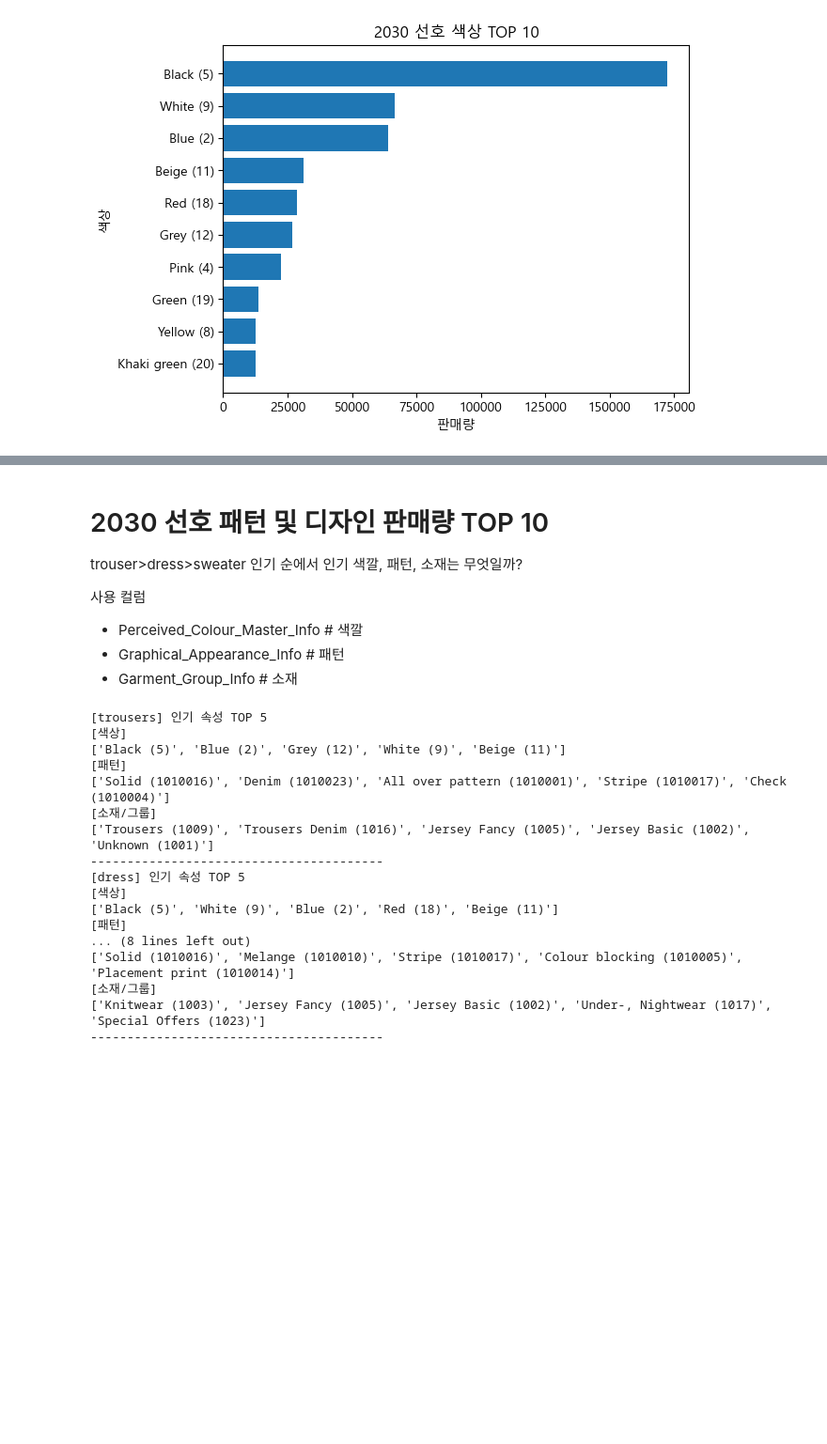
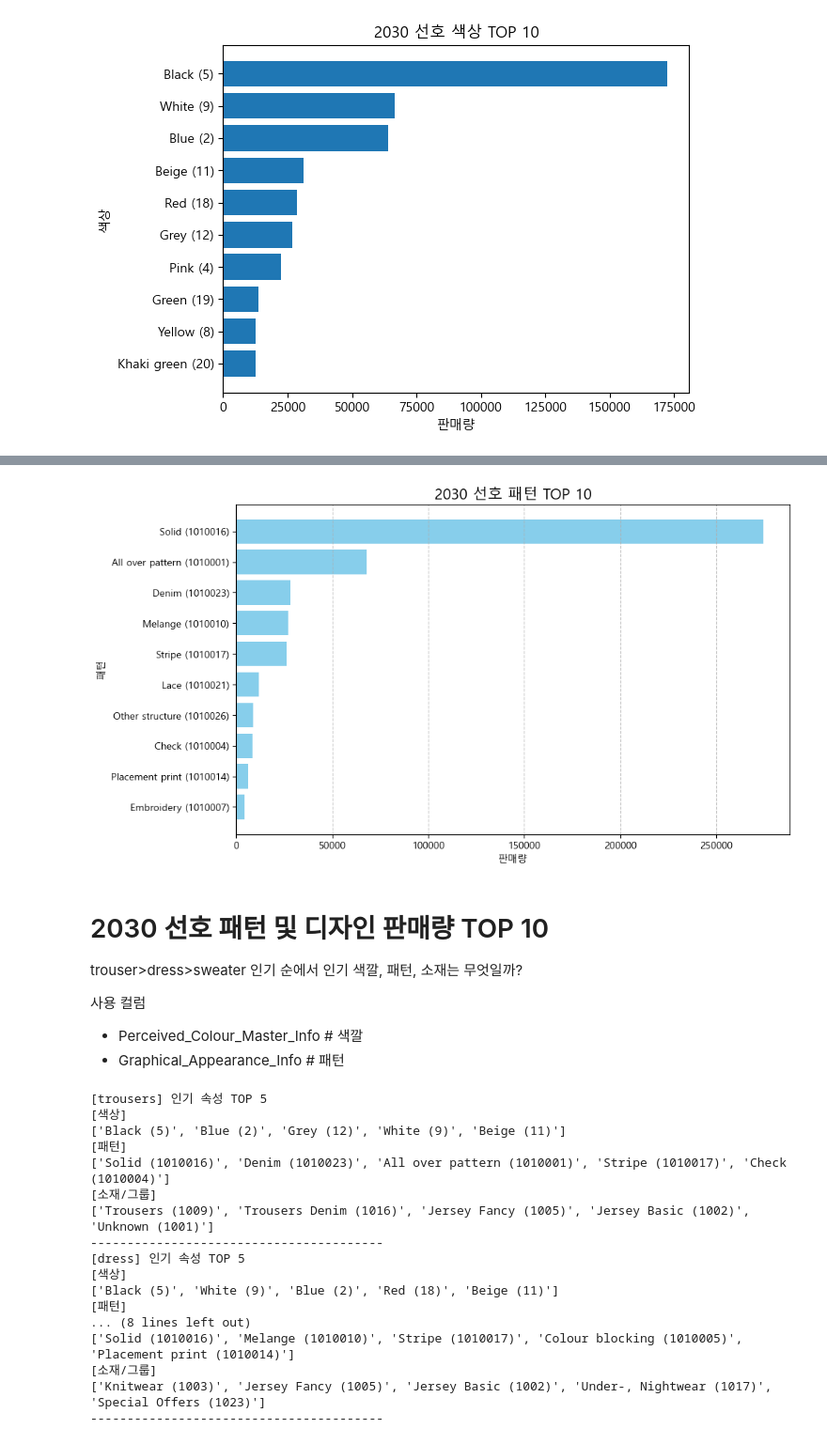
Before and after one commit to leegolem/data-commando-project, a Jupyter notebook: notebooks/member4/new.ipynb, the cells around one changed output, grey strips where cells are left out. Shown at 94% size. Saved outputs shown, nothing was run; the diff lists cells and outputs as text; code cells hidden in the pictures; blank space fills up the shorter version.

```diff
--- a/notebooks/member4/new.ipynb
+++ b/notebooks/member4/new.ipynb
@@ -362,0 +351,3 @@ plt.show()
+# %%
+appear_2030= df_2030.groupby('Graphical_Appearance_Info').size().nlargest(10)
+appear_2030
@@ -363,3 +367,16 @@ plt.show()
+# %%
+plt.figure(figsize=(10, 6))
+plt.barh(appear_2030.index, appear_2030.values, color='skyblue')
+
+plt.gca().invert_yaxis()
+plt.title("2030 선호 패턴 TOP 10", fontsize=15)
+plt.xlabel("판매량")
+plt.ylabel("패턴")
+plt.grid(axis='x', linestyle='--', alpha=0.7)
+
+plt.show()
+# %% [output]
+[figure, added]
 # %% [markdown]
 # 2030 선호 패턴 및 디자인 판매량 TOP 10
 
@@ -368,7 +385,6 @@ trouser>dress>sweater  인기 순에서 인기 색깔, 패턴, 소재는 무엇
 사용 컬럼
 - Perceived_Colour_Master_Info # 색깔
 - Graphical_Appearance_Info  # 패턴
-- Garment_Group_Info  # 소재
 # %%
 # trouser>dress>sweater
 
```
Also changed, not shown: parts of 7 cells of this notebook.
